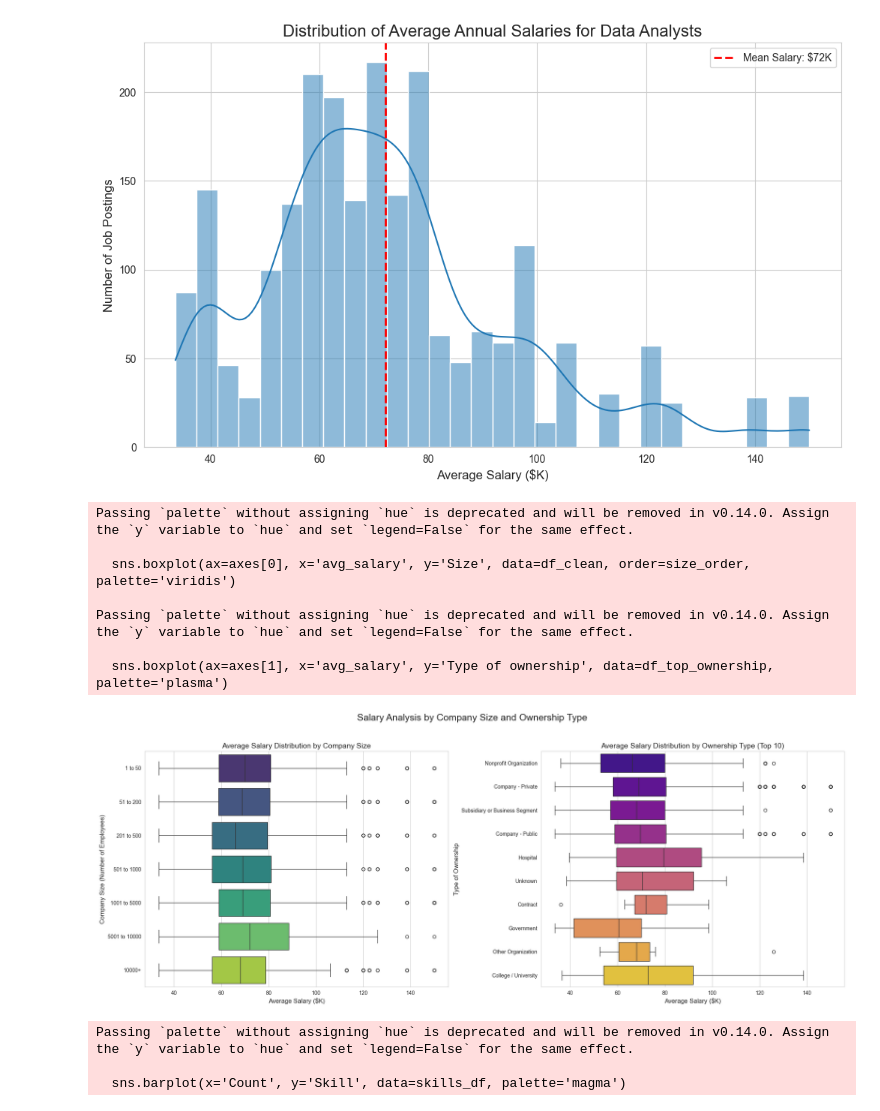
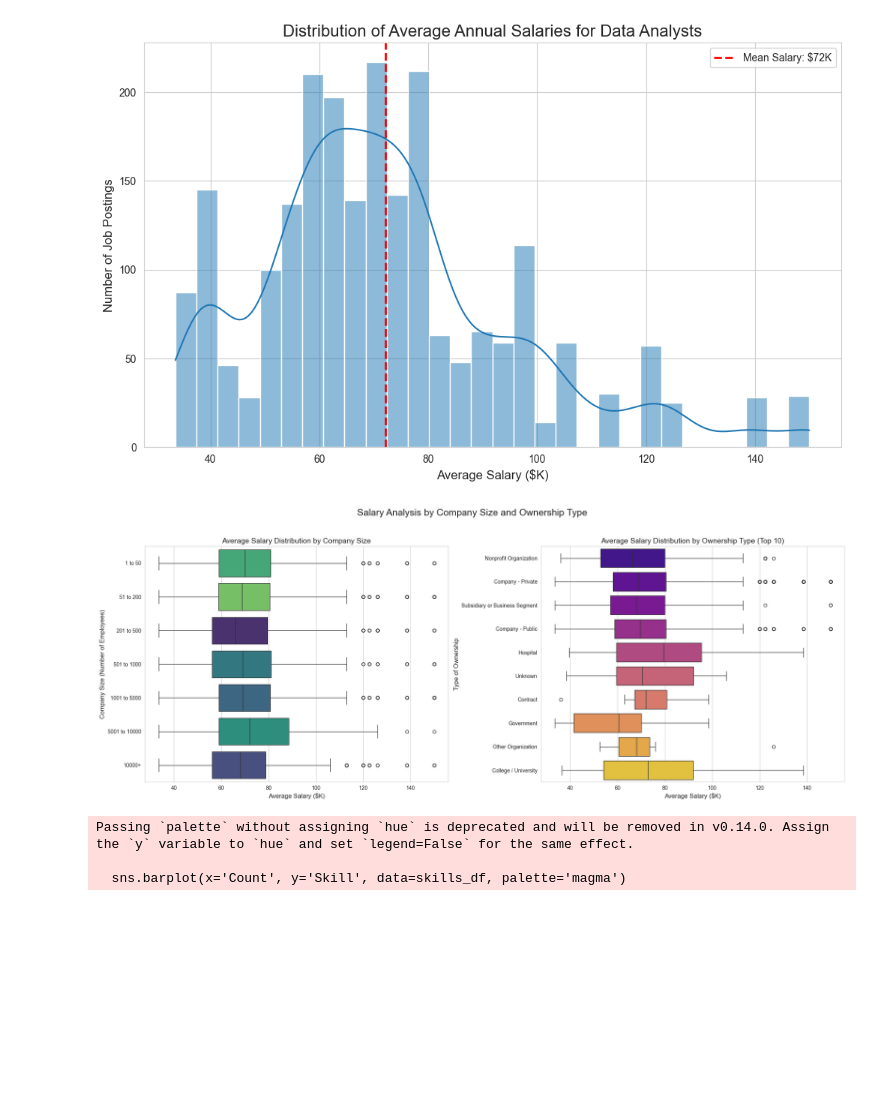
Before and after one commit to takzen/data-analyst-jobs-analysis, a Jupyter notebook: job_market_analysis.ipynb, the cells around one changed output. Drawn from its saved outputs; the diff is of its cells as text; code cells hidden in the pictures; blank space fills up the shorter version.

Commit message:
fix: Resolve FutureWarning in Seaborn boxplots

```diff
--- a/job_market_analysis.ipynb
+++ b/job_market_analysis.ipynb
@@ -237,43 +237,38 @@ df_clean['Size'] = df_clean['Size'].str.replace(' employees', '')
 # Define an order for the 'Size' categories to make the plot logical
 size_order = [
     '1 to 50', '51 to 200', '201 to 500', '501 to 1000',
     '1001 to 5000', '5001 to 10000', '10000+'
 ]
 
 # Create a figure with two subplots side-by-side
 fig, axes = plt.subplots(1, 2, figsize=(20, 8))
 fig.suptitle('Salary Analysis by Company Size and Ownership Type', fontsize=18)
 
 # --- Subplot 1: Salary by Company Size ---
-sns.boxplot(ax=axes[0], x='avg_salary', y='Size', data=df_clean, order=size_order, palette='viridis')
+# FIX: Added hue='Size' and legend=False to comply with future Seaborn versions
+sns.boxplot(ax=axes[0], x='avg_salary', y='Size', data=df_clean, order=size_order, palette='viridis', hue='Size', legend=False)
 axes[0].set_title('Average Salary Distribution by Company Size', fontsize=14)
 axes[0].set_xlabel('Average Salary ($K)', fontsize=12)
 axes[0].set_ylabel('Company Size (Number of Employees)', fontsize=12)
 
 # --- Subplot 2: Salary by Type of Ownership (Top 10 Types) ---
 # First, find the top 10 most frequent ownership types
 top_10_ownership = df_clean['Type of ownership'].value_counts().nlargest(10).index
 
 # Filter the DataFrame to include only these top 10 types
 df_top_ownership = df_clean[df_clean['Type of ownership'].isin(top_10_ownership)]
 
-sns.boxplot(ax=axes[1], x='avg_salary', y='Type of ownership', data=df_top_ownership, palette='plasma')
+# FIX: Added hue='Type of ownership' and legend=False
+sns.boxplot(ax=axes[1], x='avg_salary', y='Type of ownership', data=df_top_ownership, palette='plasma', hue='Type of ownership', legend=False)
 axes[1].set_title('Average Salary Distribution by Ownership Type (Top 10)', fontsize=14)
 axes[1].set_xlabel('Average Salary ($K)', fontsize=12)
 axes[1].set_ylabel('Type of Ownership', fontsize=12)
 
 # Adjust layout and display the plots
 plt.tight_layout(rect=[0, 0, 1, 0.95])
 plt.show()
 # %% [output]
-Passing `palette` without assigning `hue` is deprecated and will be removed in v0.14.0. Assign the `y` variable to `hue` and set `legend=False` for the same effect.
-
-  sns.boxplot(ax=axes[0], x='avg_salary', y='Size', data=df_clean, order=size_order, palette='viridis')
-
-Passing `palette` without assigning `hue` is deprecated and will be removed in v0.14.0. Assign the `y` variable to `hue` and set `legend=False` for the same effect.
-
-  sns.boxplot(ax=axes[1], x='avg_salary', y='Type of ownership', data=df_top_ownership, palette='plasma')
-[figure, old version]
+[figure, new version]
 # %%
 # --- Section 4.3: What are the most in-demand skills? ---
 
```
Also changed, not shown: parts of 1 cell of this notebook, 1 other file.
